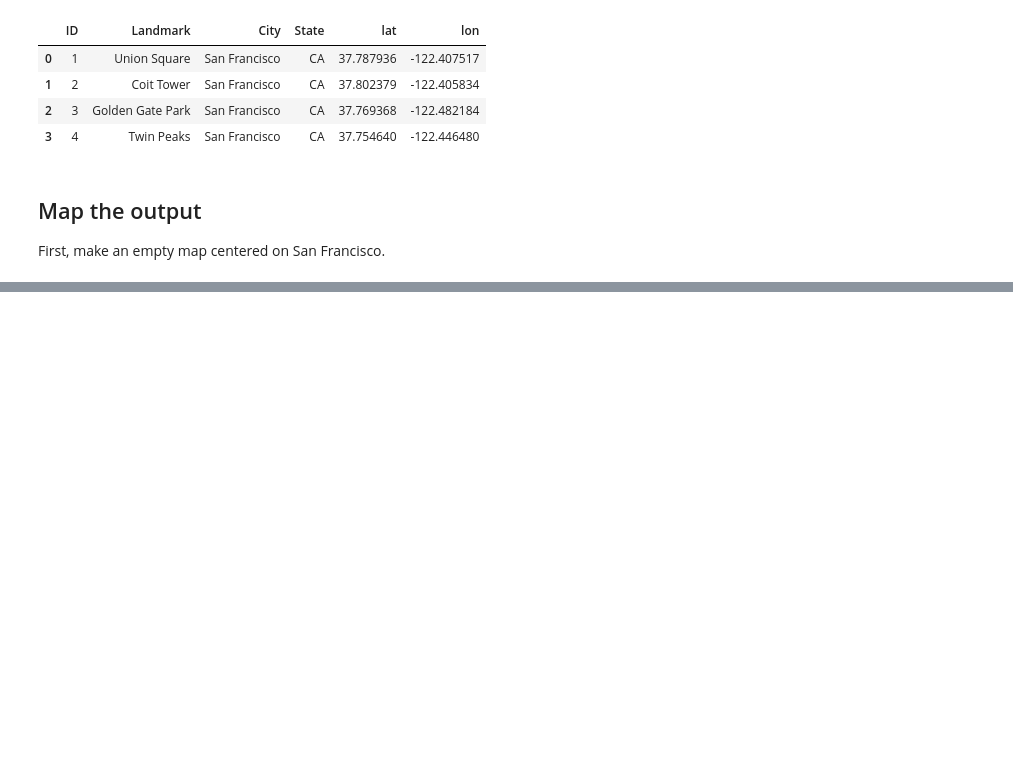
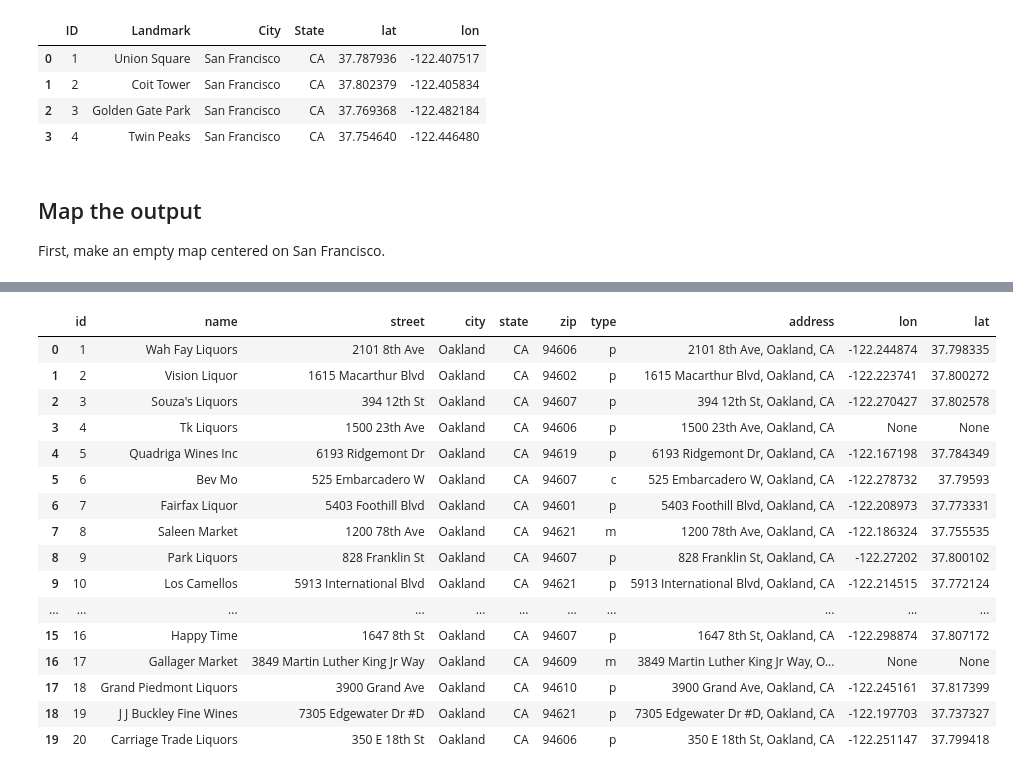
Before and after one commit to denironyx/geocoding, a Jupyter notebook: geocoderpy/nominatim_geocode.ipynb, the cells around one changed output, grey strips where cells are left out. Drawn from its saved outputs; the diff is of its cells as text; code cells hidden in the pictures; blank space fills up the shorter version.

Commit message:
geocode oak_liquor_store data

```diff
--- a/geocoderpy/nominatim_geocode.ipynb
+++ b/geocoderpy/nominatim_geocode.ipynb
@@ -129,0 +142,3 @@ display(map1)
+# %%
+df = pd.read_csv('oak_liquor_stores.csv')
+df
@@ -129,0 +163,3 @@ display(map1)
+# %%
+df['address'] = (df['street'] + ', ' + df['city'] + ', ' + df['state']).str.strip()
+df
@@ -129,0 +215,20 @@ display(map1)
+# %%
+df
+# %% [output]
+|  | id | name | street | city | state | zip | type | address | lon | lat |
+| 0 | 1 | Wah Fay Liquors | 2101 8th Ave | Oakland | CA | 94606 | p | 2101 8th Ave, Oakland, CA | -122.244874 | 37.798335 |
+| 1 | 2 | Vision Liquor | 1615 Macarthur Blvd | Oakland | CA | 94602 | p | 1615 Macarthur Blvd, Oakland, CA | -122.223741 | 37.800272 |
+| 2 | 3 | Souza's Liquors | 394 12th St | Oakland | CA | 94607 | p | 394 12th St, Oakland, CA | -122.270427 | 37.802578 |
+| 3 | 4 | Tk Liquors | 1500 23th Ave | Oakland | CA | 94606 | p | 1500 23th Ave, Oakland, CA | None | None |
+| 4 | 5 | Quadriga Wines Inc | 6193 Ridgemont Dr | Oakland | CA | 94619 | p | 6193 Ridgemont Dr, Oakland, CA | -122.167198 | 37.784349 |
+| 5 | 6 | Bev Mo | 525 Embarcadero W | Oakland | CA | 94607 | c | 525 Embarcadero W, Oakland, CA | -122.278732 | 37.79593 |
+| 6 | 7 | Fairfax Liquor | 5403 Foothill Blvd | Oakland | CA | 94601 | p | 5403 Foothill Blvd, Oakland, CA | -122.208973 | 37.773331 |
+| 7 | 8 | Saleen Market | 1200 78th Ave | Oakland | CA | 94621 | m | 1200 78th Ave, Oakland, CA | -122.186324 | 37.755535 |
+| 8 | 9 | Park Liquors | 828 Franklin St | Oakland | CA | 94607 | p | 828 Franklin St, Oakland, CA | -122.27202 | 37.800102 |
+| 9 | 10 | Los Camellos | 5913 International Blvd | Oakland | CA | 94621 | p | 5913 International Blvd, Oakland, CA | -122.214515 | 37.772124 |
+| ... | ... | ... | ... | ... | ... | ... | ... | ... | ... | ... |
+| 15 | 16 | Happy Time | 1647 8th St | Oakland | CA | 94607 | p | 1647 8th St, Oakland, CA | -122.298874 | 37.807172 |
+| 16 | 17 | Gallager Market | 3849 Martin Luther King Jr Way | Oakland | CA | 94609 | m | 3849 Martin Luther King Jr Way, O... | None | None |
+| 17 | 18 | Grand Piedmont Liquors | 3900 Grand Ave | Oakland | CA | 94610 | p | 3900 Grand Ave, Oakland, CA | -122.245161 | 37.817399 |
+| 18 | 19 | J J Buckley Fine Wines | 7305 Edgewater Dr #D | Oakland | CA | 94621 | p | 7305 Edgewater Dr #D, Oakland, CA | -122.197703 | 37.737327 |
+| 19 | 20 | Carriage Trade Liquors | 350 E 18th St | Oakland | CA | 94606 | p | 350 E 18th St, Oakland, CA | -122.251147 | 37.799418 |
```
Also changed, not shown: parts of 9 cells of this notebook, 1 other file.
